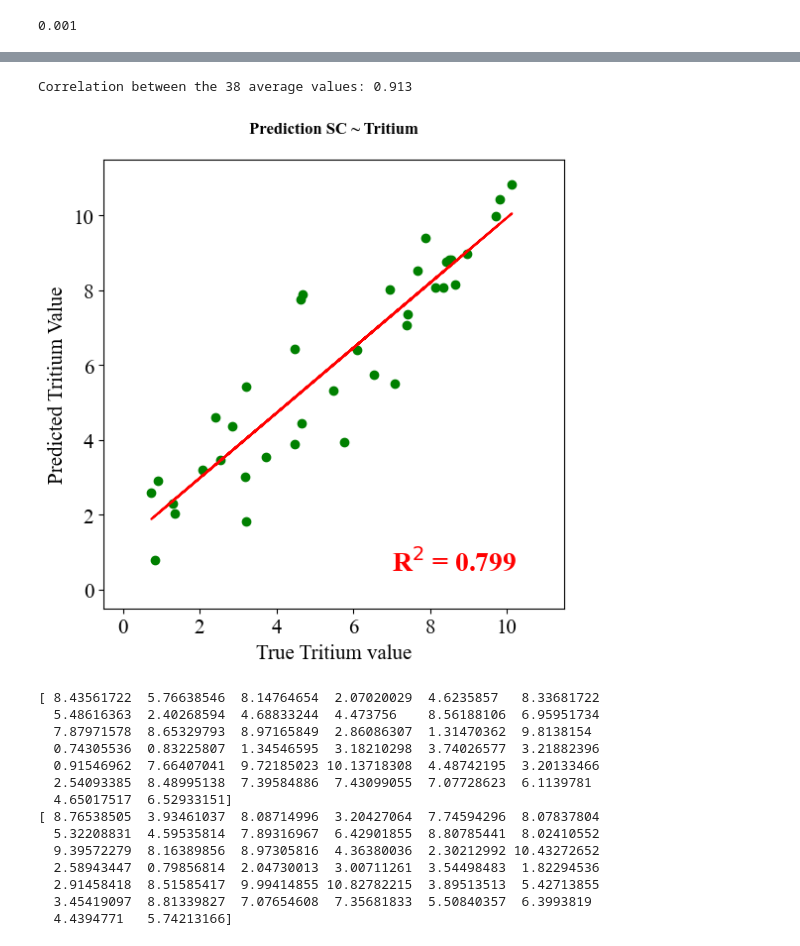
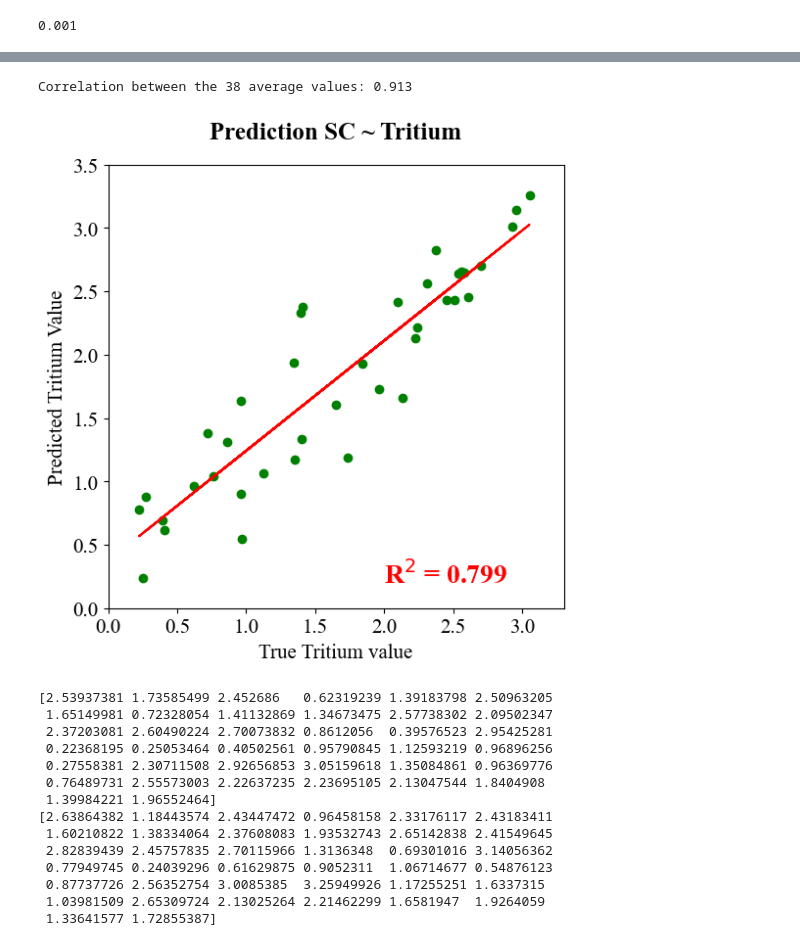
Before and after one commit to AurelienMeray/pylenm, a Jupyter notebook: notebooks/5) pyLEnM - Proxy Estimation (SC~Tritium).ipynb, the cells around one changed output, grey strips where cells are left out. Saved outputs shown, nothing was run; the diff lists cells and outputs as text; code cells hidden in the pictures.

```diff
--- a/notebooks/5) pyLEnM - Proxy Estimation (SC~Tritium).ipynb
+++ b/notebooks/5) pyLEnM - Proxy Estimation (SC~Tritium).ipynb
@@ -213,8 +213,10 @@ tr_interp.describe().T['min'].min()
 # %%
 tr_interp_org = tr_interp.copy()
 # %%
-tr_interp = np.log2(tr_interp)
-sc_interp = np.log2(sc_interp)
+# tr_interp = np.log2(tr_interp)
+# sc_interp = np.log2(sc_interp)
+tr_interp = np.log10(tr_interp)
+sc_interp = np.log10(sc_interp)
 # %%
 tr_interp
 # %% [output]
@@ -318,32 +320,32 @@ R^2:  0.8341993361009274
 # %%
 year = 2015
 y_sc = np.array(sc_interp.loc[sc_interp.index[pd.Series(sc_interp.index).dt.year == year]].mean())
 y_tr = np.array(tr_interp.loc[tr_interp.index[pd.Series(tr_interp.index).dt.year == year]].mean())
 
 print("Correlation between the {} average values: {:0.3}".format(y_sc.shape[0],np.corrcoef(y_sc, y_tr) [0][1]))
 
 # Predict TRITIUM based on SC average values
 y_tr_pred = reg.predict(y_sc.reshape(-1, 1))
 
 fig, ax = plt.subplots(figsize=(6,6),dpi=100)
 
 ax.set_title('Prediction SC ~ Tritium', y=1.04, fontweight='bold')
 ax.set_xlabel('True Tritium value',fontsize=fontsize)
 ax.set_ylabel('Predicted Tritium Value', fontsize=fontsize)
 ax.tick_params(axis='both', which='major', labelsize=fontsize)
-ax.set_xlim([-0.5, 11.5])
-ax.set_ylim([-0.5, 11.5])
+ax.set_xlim([0, 3.3])
+ax.set_ylim([0, 3.5])
 
 scatter1 = ax.scatter(y_tr, y_tr_pred, label = "Linear Regression + GP", c='g')
 
 m_lr, b_lr = np.polyfit(y_tr.flatten(), y_tr_pred.flatten(), 1)
 
 ax.plot(y_tr, m_lr*y_tr + b_lr, c='r')
-ax.text(7,0.5,"R{} = {:.3f}".format('$^{2}$' ,r2_score(y_tr, y_tr_pred)), c='r', fontsize=20, fontweight='bold')
+ax.text(2,0.2,"R{} = {:.3f}".format('$^{2}$' ,r2_score(y_tr, y_tr_pred)), c='r', fontsize=20, fontweight='bold')
 fig.show()
 # %% [output]
 Correlation between the 38 average values: 0.913
-[figure, old version]
+[figure, new version]
 # %%
 def dist(p1,p2):
     return sqrt(((p1[0]-p2[0])**2)+((p1[1]-p2[1])**2))
@@ -364,20 +366,20 @@ X = add_dist_to_basin(X, basin_coordinate=b_c)
 print(y_tr)
 print(y_tr_pred.flatten())
 # %% [output]
-[ 8.43561722  5.76638546  8.14764654  2.07020029  4.6235857   8.33681722
-  5.48616363  2.40268594  4.68833244  4.473756    8.56188106  6.95951734
-  7.87971578  8.65329793  8.97165849  2.86086307  1.31470362  9.8138154
-  0.74305536  0.83225807  1.34546595  3.18210298  3.74026577  3.21882396
-  0.91546962  7.66407041  9.72185023 10.13718308  4.48742195  3.20133466
-  2.54093385  8.48995138  7.39584886  7.43099055  7.07728623  6.1139781
-  4.65017517  6.52933151]
-[ 8.76538505  3.93461037  8.08714996  3.20427064  7.74594296  8.07837804
-  5.32208831  4.59535814  7.89316967  6.42901855  8.80785441  8.02410552
-  9.39572279  8.16389856  8.97305816  4.36380036  2.30212992 10.43272652
-  2.58943447  0.79856814  2.04730013  3.00711261  3.54498483  1.82294536
-  2.91458418  8.51585417  9.99414855 10.82782215  3.89513513  5.42713855
-  3.45419097  8.81339827  7.07654608  7.35681833  5.50840357  6.3993819
-  4.4394771   5.74213166]
+[2.53937381 1.73585499 2.452686   0.62319239 1.39183798 2.50963205
+ 1.65149981 0.72328054 1.41132869 1.34673475 2.57738302 2.09502347
+ 2.37203081 2.60490224 2.70073832 0.8612056  0.39576523 2.95425281
+ 0.22368195 0.25053464 0.40502561 0.95790845 1.12593219 0.96896256
+ 0.27558381 2.30711508 2.92656853 3.05159618 1.35084861 0.96369776
+ 0.76489731 2.55573003 2.22637235 2.23695105 2.13047544 1.8404908
+ 1.39984221 1.96552464]
+[2.63864382 1.18443574 2.43447472 0.96458158 2.33176117 2.43183411
+ 1.60210822 1.38334064 2.37608083 1.93532743 2.65142838 2.41549645
+ 2.82839439 2.45757835 2.70115966 1.3136348  0.69301016 3.14056362
+ 0.77949745 0.24039296 0.61629875 0.9052311  1.06714677 0.54876123
+ 0.87737726 2.56352754 3.0085385  3.25949926 1.17255251 1.6337315
+ 1.03981509 2.65309724 2.13025264 2.21462299 1.6581947  1.9264059
+ 1.33641577 1.72855387]
 # %%
 # TRUE
 y_map_true_tr, r_map, residuals, trend = pylenm.interpolate_topo(X, y_tr, XX, ft=['Easting', 'Northing', 'Elevation', 'dist_to_basin'], regression='linear', smooth=True)
```
Also changed, not shown: parts of 7 cells of this notebook, 4 other files.
